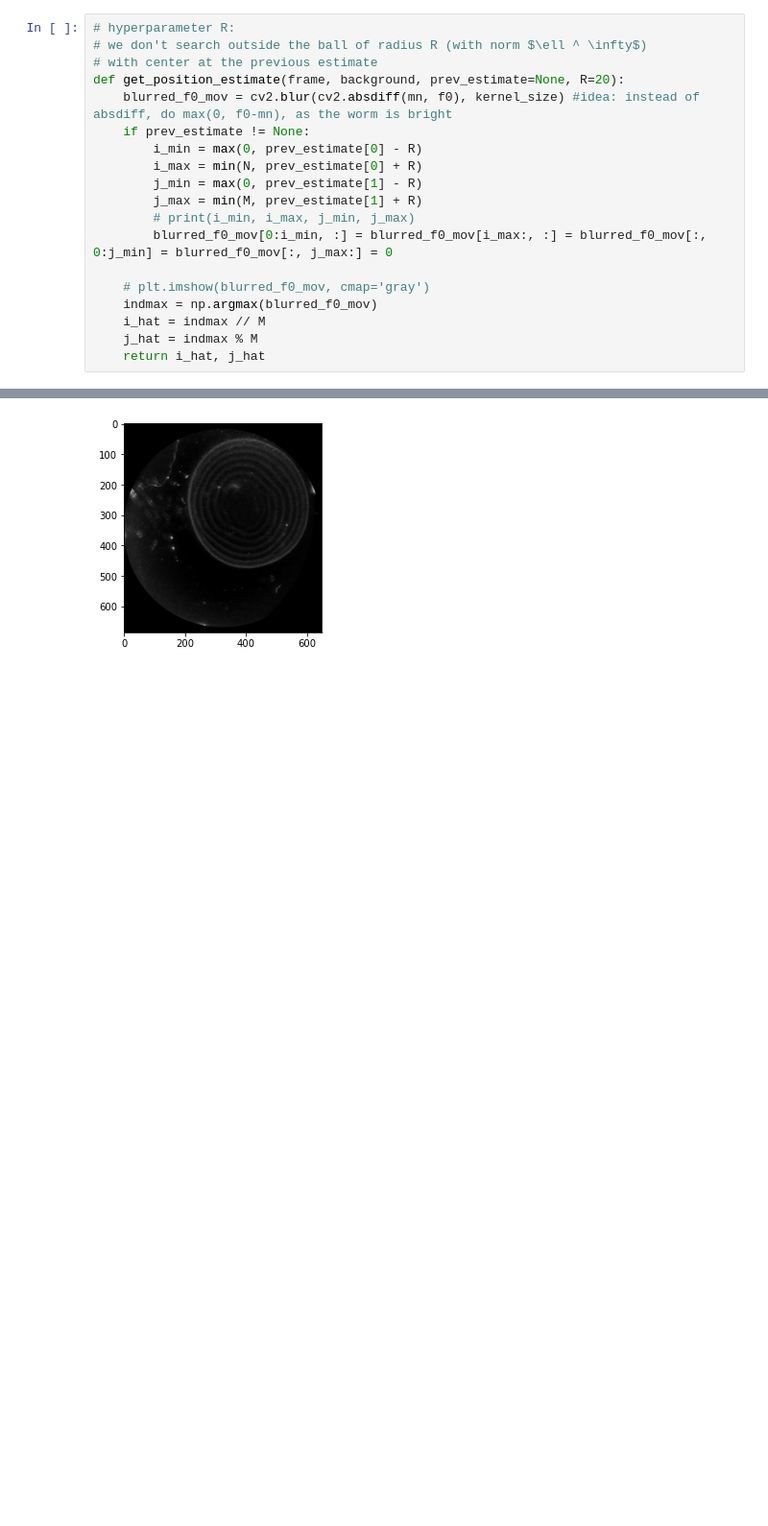
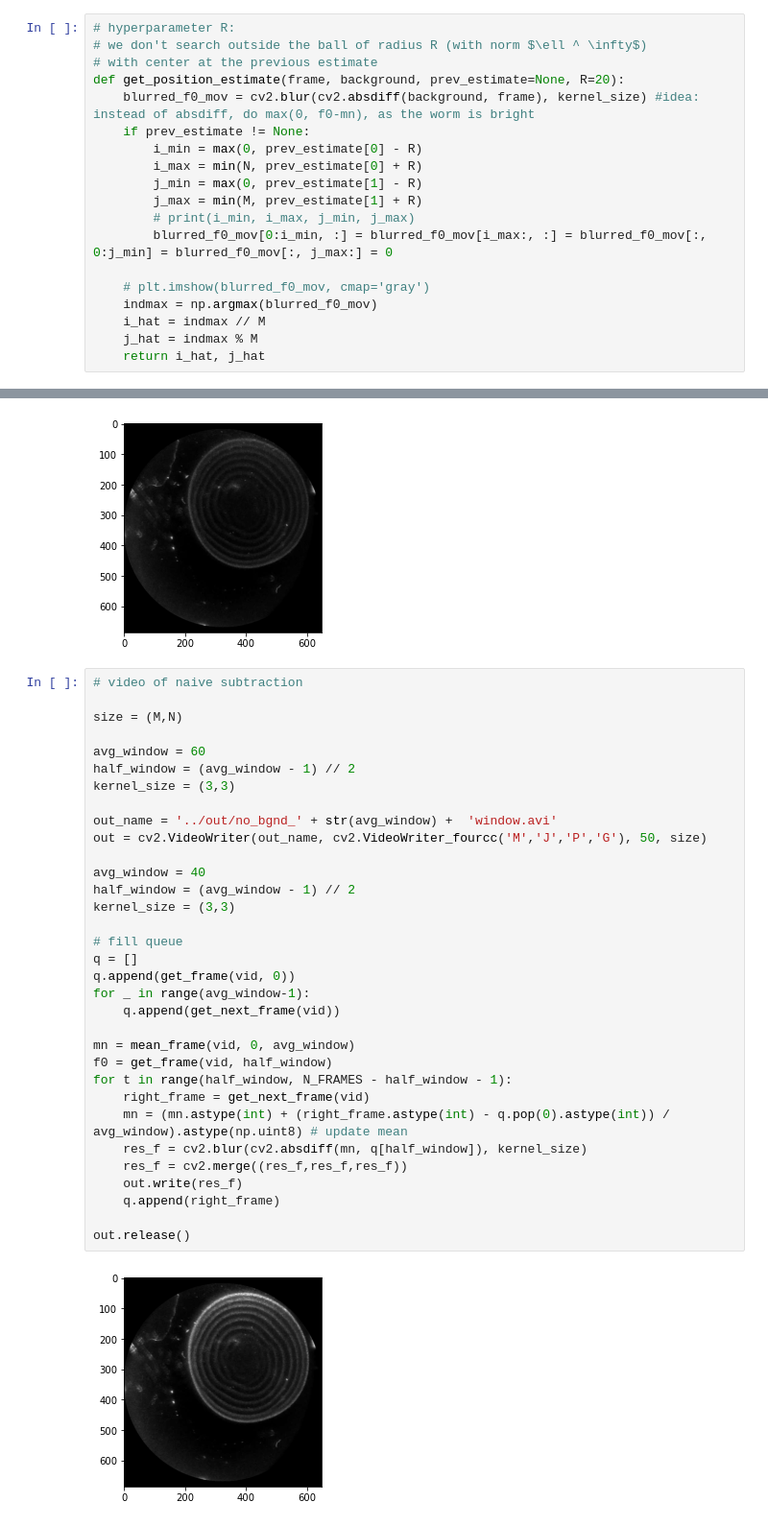
Before and after one commit to epenaroyuela/EPFL-ml-project, a Jupyter notebook: notebooks/preprocessing.ipynb, the cells around one changed output, grey strips where cells are left out. Shown at 96% size. Cells and saved outputs as stored; diff of their text form; blank space fills up the shorter version.

```diff
--- a/notebooks/preprocessing.ipynb
+++ b/notebooks/preprocessing.ipynb
@@ -149,7 +151,7 @@ print(labels[345])
 # we don't search outside the ball of radius R (with norm $\ell ^ \infty$)
 # with center at the previous estimate
 def get_position_estimate(frame, background, prev_estimate=None, R=20):
-    blurred_f0_mov = cv2.blur(cv2.absdiff(mn, f0), kernel_size) #idea: instead of absdiff, do max(0, f0-mn), as the worm is bright
+    blurred_f0_mov = cv2.blur(cv2.absdiff(background, frame), kernel_size) #idea: instead of absdiff, do max(0, f0-mn), as the worm is bright
     if prev_estimate != None:
         i_min = max(0, prev_estimate[0] - R)
         i_max = min(N, prev_estimate[0] + R)
@@ -247,3 +249,38 @@ for t in range(1, N_FRAMES):
 out.release()
 # %% [output]
 [figure]
+# %%
+# video of naive subtraction
+
+size = (M,N)
+
+avg_window = 60
+half_window = (avg_window - 1) // 2
+kernel_size = (3,3)
+
+out_name = '../out/no_bgnd_' + str(avg_window) +  'window.avi'
+out = cv2.VideoWriter(out_name, cv2.VideoWriter_fourcc('M','J','P','G'), 50, size)
+
+avg_window = 40
+half_window = (avg_window - 1) // 2
+kernel_size = (3,3)
+
+# fill queue
+q = []
+q.append(get_frame(vid, 0))
+for _ in range(avg_window-1):
+    q.append(get_next_frame(vid))
+
+mn = mean_frame(vid, 0, avg_window)
+f0 = get_frame(vid, half_window)
+for t in range(half_window, N_FRAMES - half_window - 1):
+    right_frame = get_next_frame(vid)
+    mn = (mn.astype(int) + (right_frame.astype(int) - q.pop(0).astype(int)) / avg_window).astype(np.uint8) # update mean
+    res_f = cv2.blur(cv2.absdiff(mn, q[half_window]), kernel_size)
+    res_f = cv2.merge((res_f,res_f,res_f))
+    out.write(res_f)
+    q.append(right_frame)
+
+out.release()
+# %% [output]
+[figure, added]
```
Also changed, not shown: parts of 8 cells of this notebook.
